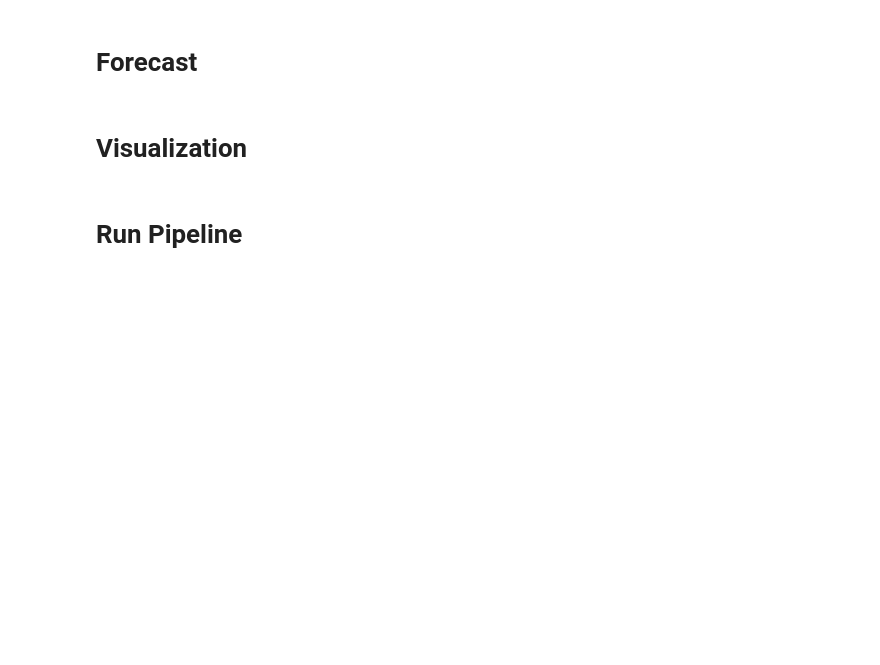
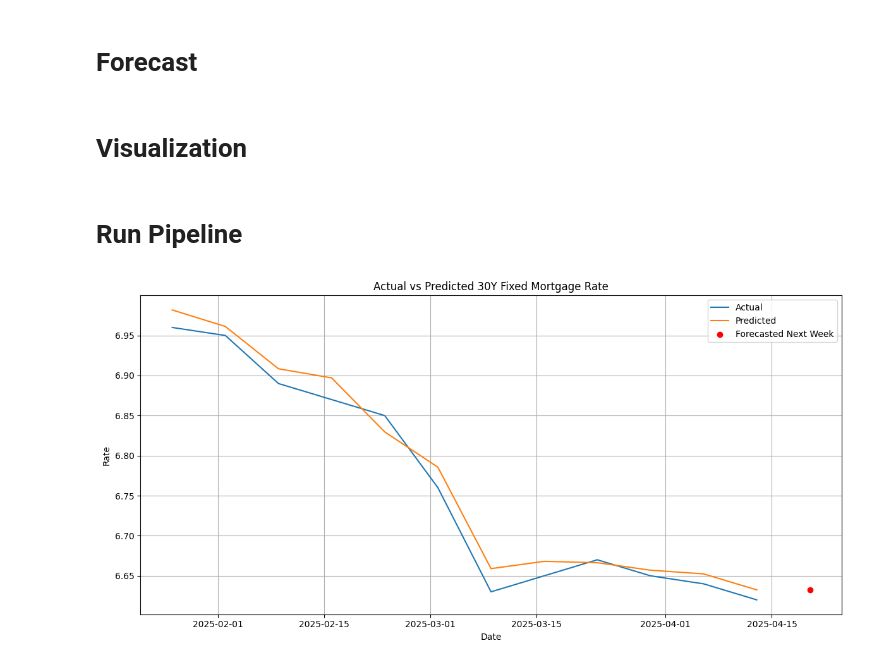
Before and after one commit to chrisprasanna/mortgage-rate-prediction, a Jupyter notebook: notebooks/mortgage_rate_prediction_pipeline.ipynb, the cells around one changed output. Drawn from its saved outputs; the diff is of its cells as text; code cells hidden in the pictures; blank space fills up the shorter version.

```diff
--- a/notebooks/mortgage_rate_prediction_pipeline.ipynb
+++ b/notebooks/mortgage_rate_prediction_pipeline.ipynb
@@ -106,7 +106,7 @@ def plot_predictions(dates, y_test, preds, forecasted_value=None):
     plt.plot(dates, y_test, label='Actual')
     plt.plot(dates, preds, label='Predicted')
     if forecasted_value is not None:
-        plt.scatter(dates.iloc[-1] + pd.DateOffset(weeks=1), forecasted_value, color='red', zorder=5)
+        plt.scatter(dates.iloc[-1] + pd.DateOffset(weeks=1), forecasted_value, color='red', zorder=5, label='Forecasted Next Week')
     plt.xlabel('Date')
     plt.ylabel('Rate')
     plt.title('Actual vs Predicted 30Y Fixed Mortgage Rate')
@@ -159,4 +159,15 @@ model = train_model(X_train, y_train)
 preds = evaluate_model(model, X_test, y_test)
 
 forecasted_value = forecast_next_week(model, df, target_col)
+# %%
+# Plot predictions of last 3 months and the forecasted value
+latest_dates = df['date'].iloc[-12:]
+latest_y_test = df[target_col].iloc[-12:]
+
+latest_features = df.drop(columns=[target_col, 'date']).iloc[-12:]
+latest_preds = model.predict(latest_features)
+
+plot_predictions(latest_dates, latest_y_test, latest_preds, forecasted_value)
+# %% [output]
+[figure, added]
 # %%
```
Also changed, not shown: parts of 2 cells of this notebook.
